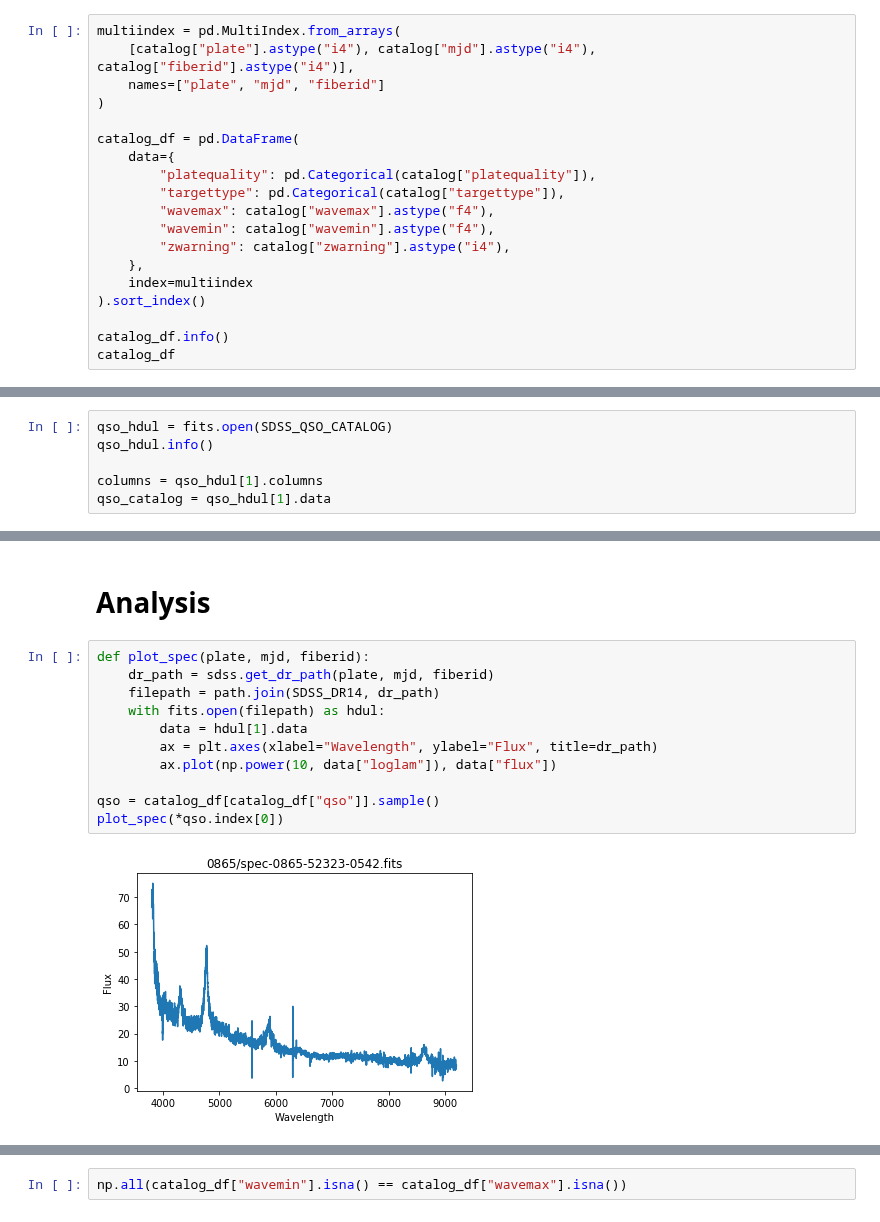
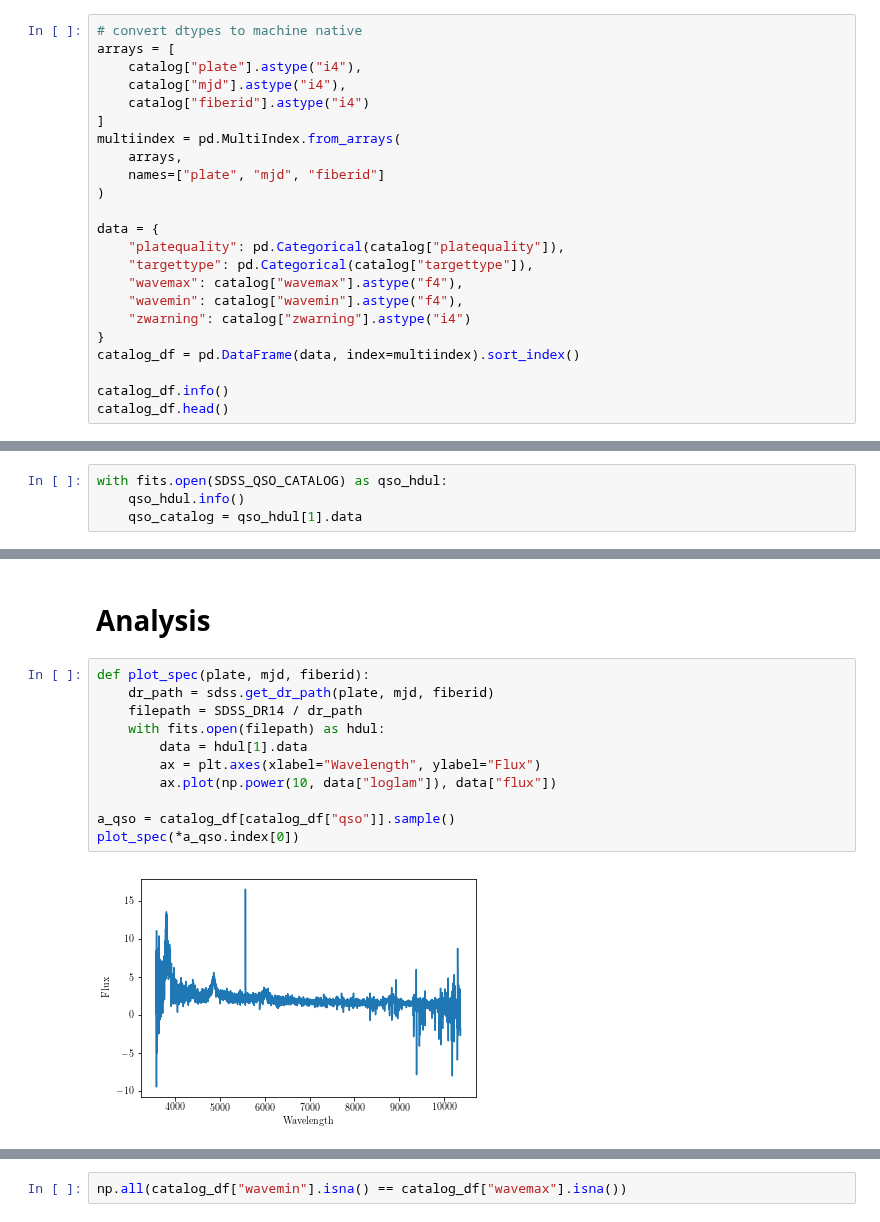
Before and after one commit to podondra/deep-da, a Jupyter notebook: sdss_analysis.ipynb, the cells around one changed output, grey strips where cells are left out. Drawn from its saved outputs; the diff is of its cells as text.

```diff
--- a/sdss_analysis.ipynb
+++ b/sdss_analysis.ipynb
@@ -40,24 +42,28 @@ catalog["plate"].dtype, catalog["mjd"].dtype, catalog["fiberid"].dtype
 # %% [output]
 (dtype('>i4'), dtype('>i4'), dtype('>i4'))
 # %%
+# convert dtypes to machine native
+arrays = [
+    catalog["plate"].astype("i4"),
+    catalog["mjd"].astype("i4"),
+    catalog["fiberid"].astype("i4")
+]
 multiindex = pd.MultiIndex.from_arrays(
-    [catalog["plate"].astype("i4"), catalog["mjd"].astype("i4"), catalog["fiberid"].astype("i4")],
+    arrays,
     names=["plate", "mjd", "fiberid"]
 )
 
-catalog_df = pd.DataFrame(
-    data={
-        "platequality": pd.Categorical(catalog["platequality"]),
-        "targettype": pd.Categorical(catalog["targettype"]),
-        "wavemax": catalog["wavemax"].astype("f4"),
-        "wavemin": catalog["wavemin"].astype("f4"),
-        "zwarning": catalog["zwarning"].astype("i4"),
-    },
-    index=multiindex
-).sort_index()
+data = {
+    "platequality": pd.Categorical(catalog["platequality"]),
+    "targettype": pd.Categorical(catalog["targettype"]),
+    "wavemax": catalog["wavemax"].astype("f4"),
+    "wavemin": catalog["wavemin"].astype("f4"),
+    "zwarning": catalog["zwarning"].astype("i4")
+}
+catalog_df = pd.DataFrame(data, index=multiindex).sort_index()
 
 catalog_df.info()
-catalog_df
+catalog_df.head()
 # %% [output]
 <class 'pandas.core.frame.DataFrame'>
 MultiIndex: 4851200 entries, (266, 51602, 1) to (10000, 57346, 1000)
@@ -124,11 +113,9 @@ Known problems of the catalog are listed in a Jupyter notebook
 [Preparing SDSS DR14 VACs](https://github.com/noaodatalab/digestor/blob/master/docs/notebooks/Preparing_SDSS_DR14_VACs.ipynb)
 where VACs value added catalogs.
 # %%
-qso_hdul = fits.open(SDSS_QSO_CATALOG)
-qso_hdul.info()
-
-columns = qso_hdul[1].columns
-qso_catalog = qso_hdul[1].data
+with fits.open(SDSS_QSO_CATALOG) as qso_hdul:
+    qso_hdul.info()
+    qso_catalog = qso_hdul[1].data
 # %% [output]
 Filename: data/sdss/DR14Q_v4_4.fits
 No.    Name      Ver    Type      Cards   Dimensions   Format
@@ -235,14 +214,14 @@ catalog_df
 # %%
 def plot_spec(plate, mjd, fiberid):
     dr_path = sdss.get_dr_path(plate, mjd, fiberid)
-    filepath = path.join(SDSS_DR14, dr_path)
+    filepath = SDSS_DR14 / dr_path
     with fits.open(filepath) as hdul:
         data = hdul[1].data
-        ax = plt.axes(xlabel="Wavelength", ylabel="Flux", title=dr_path)
+        ax = plt.axes(xlabel="Wavelength", ylabel="Flux")
         ax.plot(np.power(10, data["loglam"]), data["flux"])
 
-qso = catalog_df[catalog_df["qso"]].sample()
-plot_spec(*qso.index[0])
+a_qso = catalog_df[catalog_df["qso"]].sample()
+plot_spec(*a_qso.index[0])
 # %% [output]
-[figure, old version]
+[figure, new version]
 # %%
```
Also changed, not shown: parts of 36 cells of this notebook, 1 other file.
